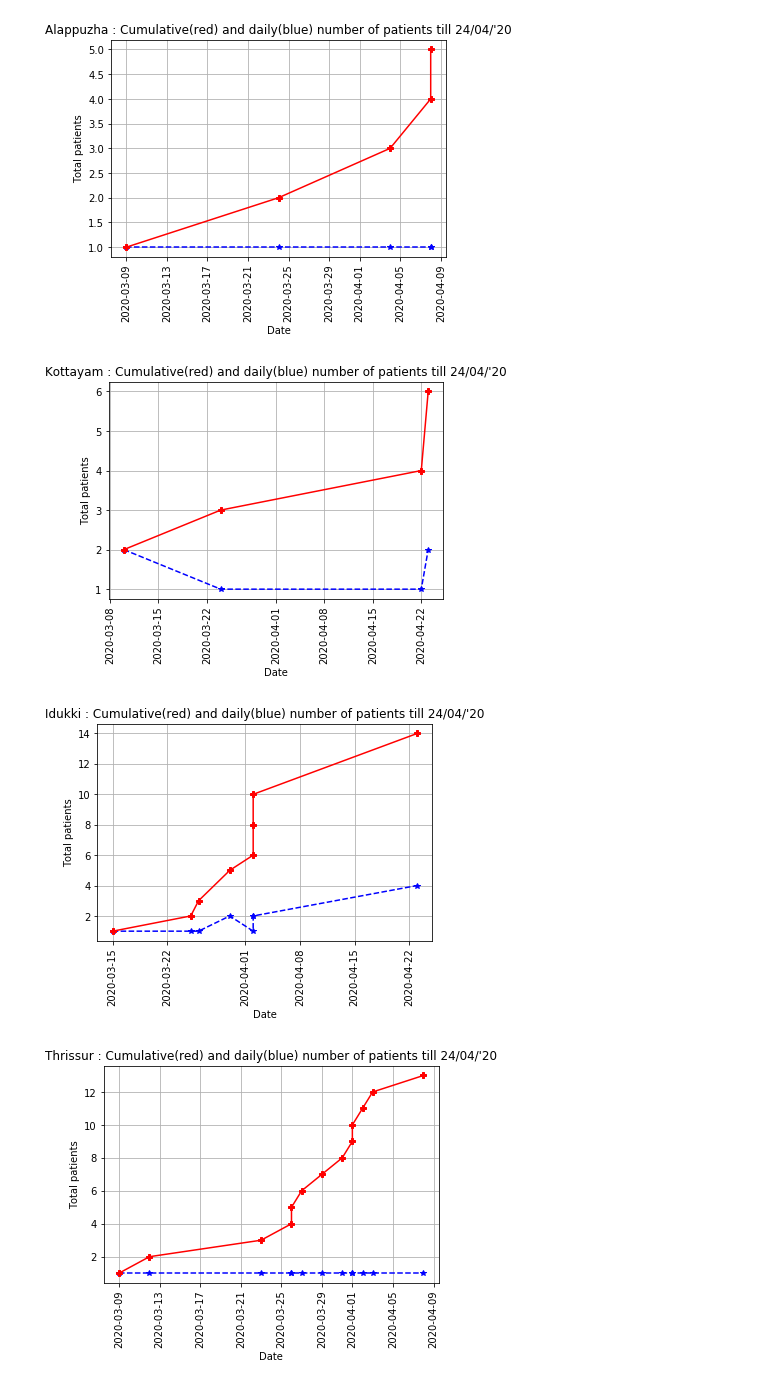
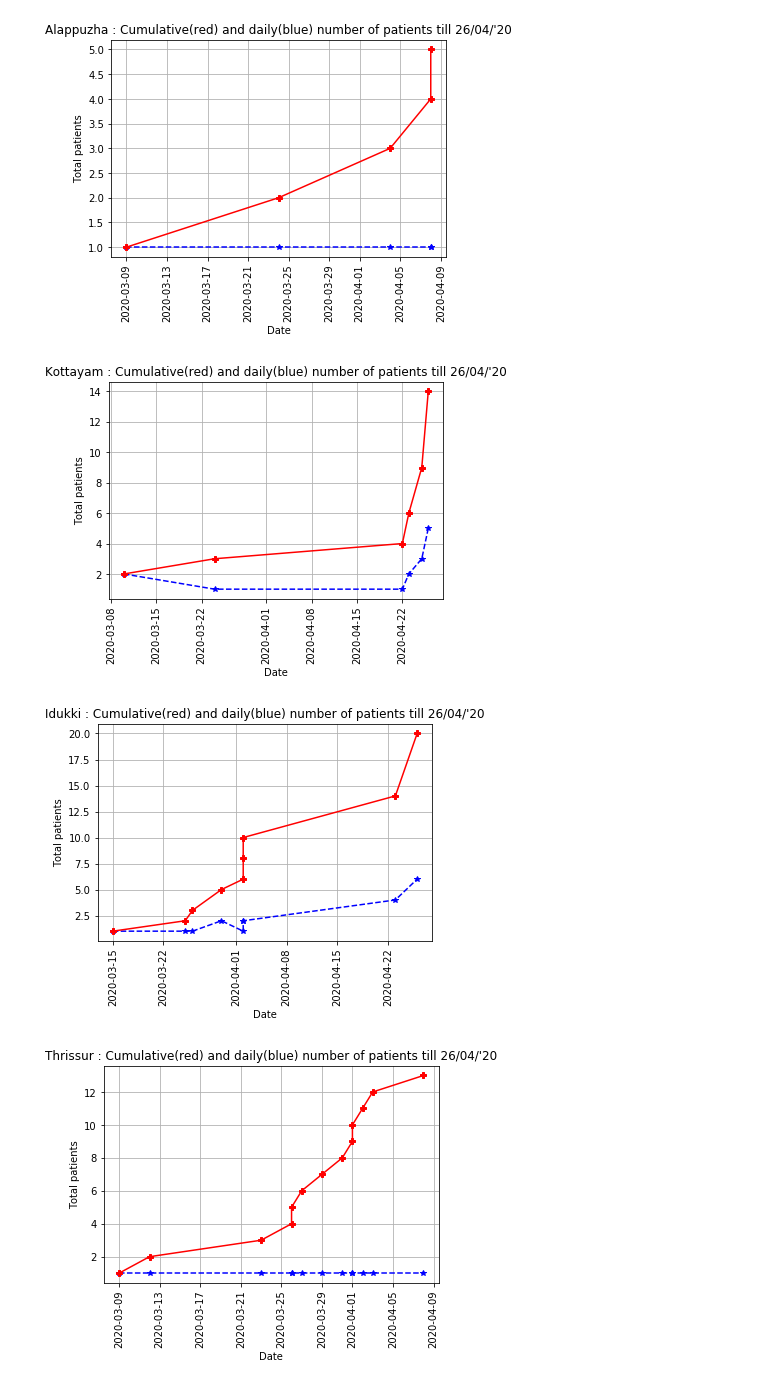
Before and after one commit to sandyiswell/covid19Kerala, a Jupyter notebook: DistricsWise.ipynb, the cells around one changed output. Drawn from its saved outputs; the diff is of its cells as text; code cells hidden in the pictures.

```diff
--- a/DistricsWise.ipynb
+++ b/DistricsWise.ipynb
@@ -205,25 +205,25 @@ plt.grid()
 plt.plot(kl5.NumberOfPatients, marker='*', markersize=6, linestyle='--', color ='b')
 plt.plot(kl5.Cumulative_number_of_cases, marker='P', markersize=6, linestyle='-', color ='r')
 
-plt.title("Kottayam : Cumulative(red) and daily(blue) number of patients till 24/04/'20")
+plt.title("Kottayam : Cumulative(red) and daily(blue) number of patients till 26/04/'20")
 plt.ylabel("Total patients")
 plt.xlabel("Date")
 plt.xticks(rotation =90)
 plt.grid()
 # %% [output]
-[figure, old version]
+[figure, new version]
 # %%
 # Idukki.
 plt.plot(kl6.NumberOfPatients, marker='*', markersize=6, linestyle='--', color ='b')
 plt.plot(kl6.Cumulative_number_of_cases, marker='P', markersize=6, linestyle='-', color ='r')
 
-plt.title("Idukki : Cumulative(red) and daily(blue) number of patients till 24/04/'20")
+plt.title("Idukki : Cumulative(red) and daily(blue) number of patients till 26/04/'20")
 plt.ylabel("Total patients")
 plt.xlabel("Date")
 plt.xticks(rotation =90)
 plt.grid()
 # %% [output]
-[figure, old version]
+[figure, new version]
 # %%
 # Thrissur.
 plt.plot(kl8.NumberOfPatients, marker='*', markersize=6, linestyle='--', color ='b')
```
Also changed, not shown: parts of 15 cells of this notebook, 2 other files.
